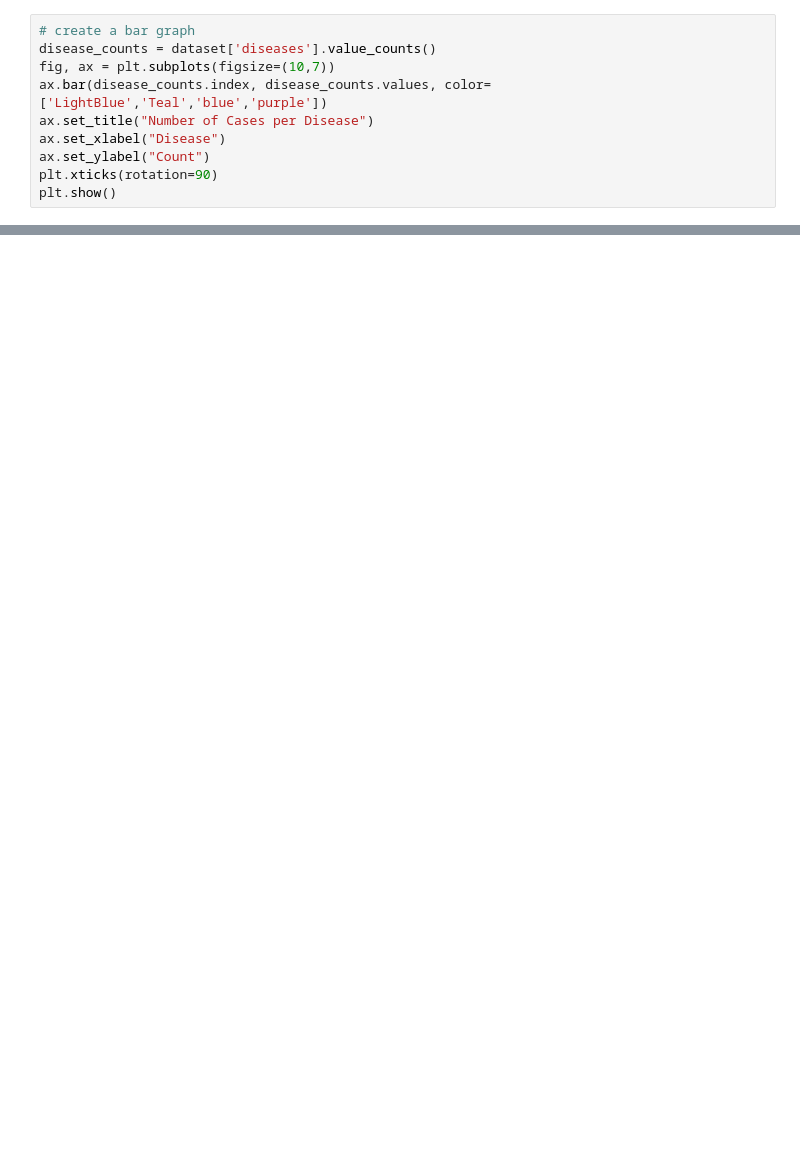
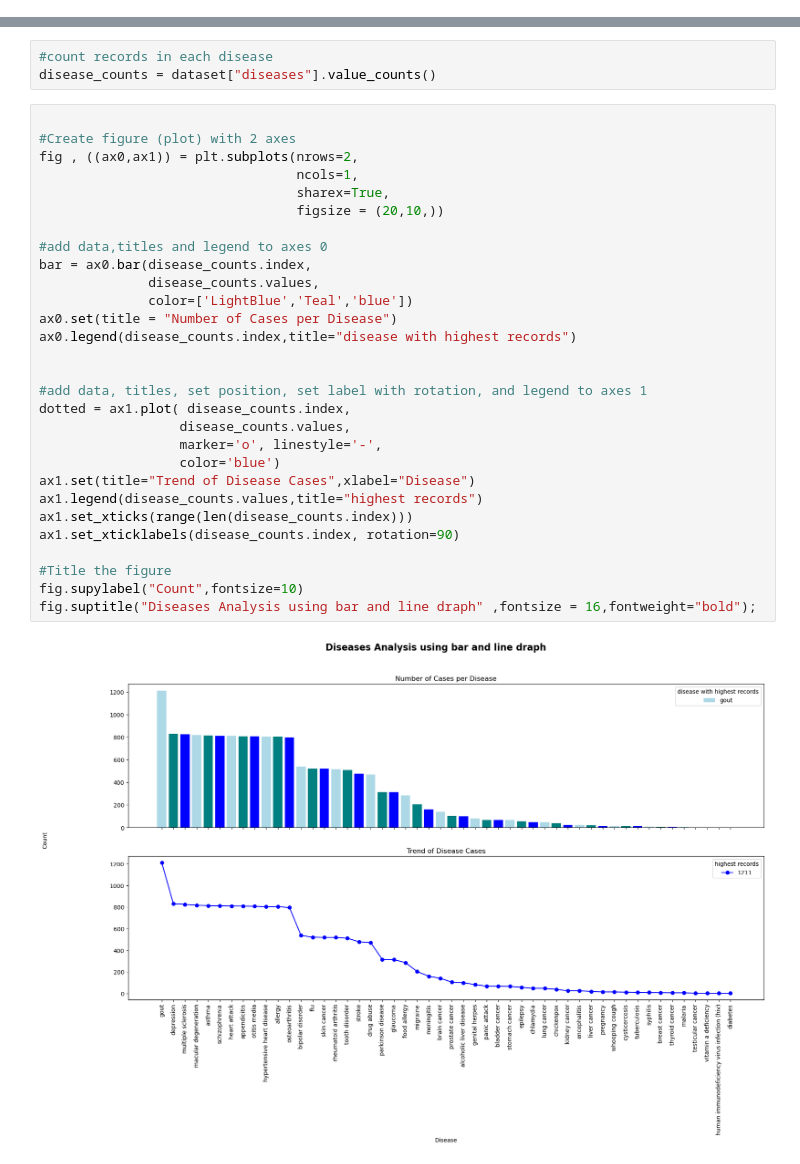
Before and after one commit to WeCode-04-BA/MED-ACCESS, a Jupyter notebook: notebooks/data_analysis.ipynb, the cells around one changed output, grey strips where cells are left out. Drawn from its saved outputs; the diff is of its cells as text; blank space fills up the shorter version.

```diff
--- a/notebooks/data_analysis.ipynb
+++ b/notebooks/data_analysis.ipynb
@@ -58,10 +29,0 @@ plt.show()
-# %%
-# create a bar graph
-disease_counts = dataset['diseases'].value_counts()
-fig, ax = plt.subplots(figsize=(10,7))
-ax.bar(disease_counts.index, disease_counts.values, color=['LightBlue','Teal','blue','purple'])
-ax.set_title("Number of Cases per Disease")
-ax.set_xlabel("Disease")
-ax.set_ylabel("Count")
-plt.xticks(rotation=90)
-plt.show()
@@ -121,0 +34,34 @@ Testing data shape: (61, 11)
+# %%
+#count records in each disease
+disease_counts = dataset["diseases"].value_counts()
+# %%
+
+#Create figure (plot) with 2 axes
+fig , ((ax0,ax1)) = plt.subplots(nrows=2,
+                                 ncols=1,
+                                 sharex=True,
+                                 figsize = (20,10,))
+
+#add data,titles and legend to axes 0
+bar = ax0.bar(disease_counts.index,
+              disease_counts.values,
+              color=['LightBlue','Teal','blue'])
+ax0.set(title = "Number of Cases per Disease")
+ax0.legend(disease_counts.index,title="disease with highest records")
+
+
+#add data, titles, set position, set label with rotation, and legend to axes 1
+dotted = ax1.plot( disease_counts.index,
+                  disease_counts.values,
+                  marker='o', linestyle='-',
+                  color='blue')
+ax1.set(title="Trend of Disease Cases",xlabel="Disease")
+ax1.legend(disease_counts.values,title="highest records")
+ax1.set_xticks(range(len(disease_counts.index)))
+ax1.set_xticklabels(disease_counts.index, rotation=90)
+
+#Title the figure
+fig.supylabel("Count",fontsize=10)
+fig.suptitle("Diseases Analysis using bar and line draph" ,fontsize = 16,fontweight="bold");
+# %% [output]
+[figure, added]
```
Also changed, not shown: parts of 17 cells of this notebook.
